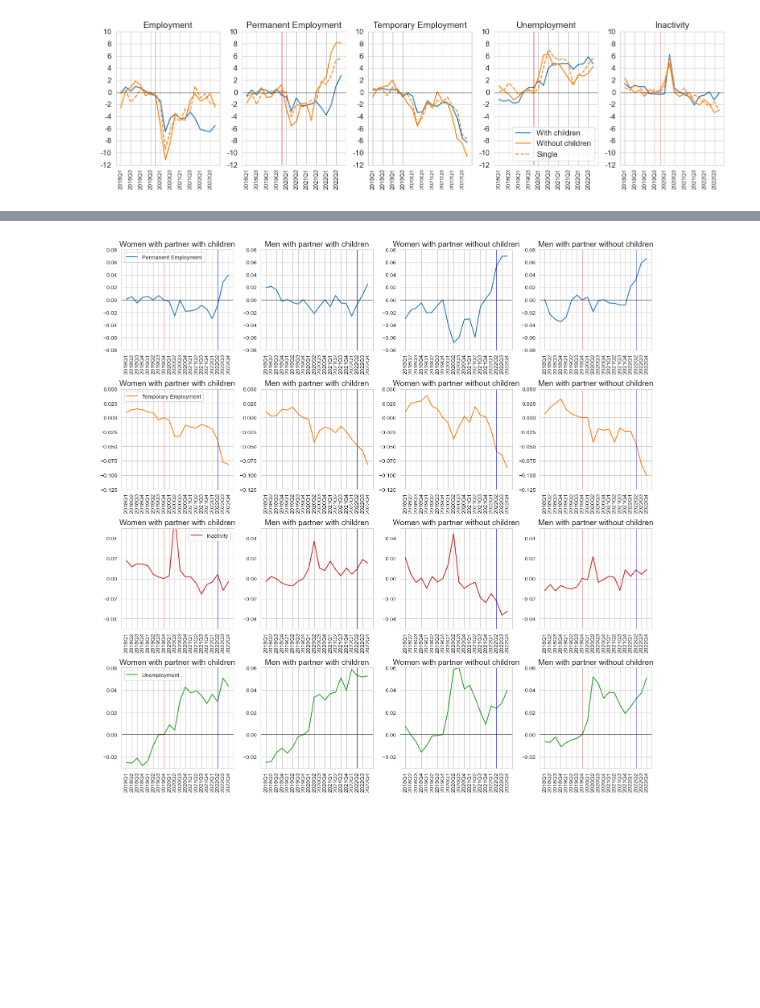
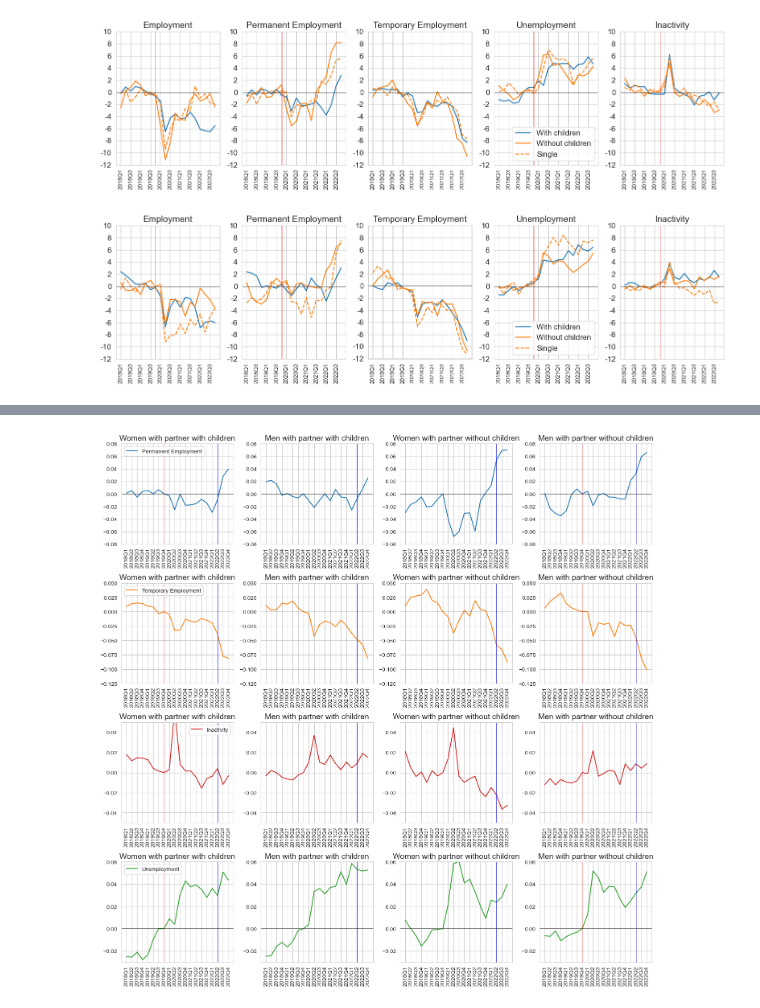
Before and after one commit to crisla/TenMoCoS, a Jupyter notebook: Stocks_parents_3040.ipynb, the cells around one changed output, grey strips where cells are left out. Saved outputs shown, nothing was run; the diff lists cells and outputs as text; code cells hidden in the pictures; blank space fills up the shorter version.

```diff
--- a/Stocks_parents_3040.ipynb
+++ b/Stocks_parents_3040.ipynb
@@ -602,6 +602,47 @@ plt.tight_layout()
 plt.show()
 # %% [output]
 [figure]
+# %%
+t0 = date_dict_reverse_ciclo['2018Q1']
+t19 = date_dict_reverse_ciclo['2019Q1']
+t20 = date_dict_reverse_ciclo['2019Q4']
+t00 = t0 - date_dict_reverse_ciclo['2016Q1']
+T = date_dict_reverse_ciclo['2021Q4']-t0
+dt_boom = T - (date_dict_reverse_ciclo['2021Q4']-date_dict_reverse_ciclo['2019Q4'])
+dt_bot = T - (date_dict_reverse_ciclo['2021Q4']-date_dict_reverse_ciclo['2020Q2'])
+colors = sn.color_palette()
+
+labels = ['Employment','Permanent Employment','Temporary Employment','Unemployment','Inactivity','Self-Employment']
+labels_st = ['fathers','Fathers']
+# lims = [(-120000,60000),(-60000,140000),(-175000,25000),(-25000,150000)]
+
+plt.figure(figsize=(14,4))
+
+for j,s in enumerate(states):
+    plt.subplot(1,5,(j+1))
+    plt.title(labels[j],fontsize=14)
+
+    dev_trend_fams = stocks_fathers_detrend[s].loc[t0:]-np.average(stocks_fathers_detrend[s].loc[t19:t20])
+    plt.plot(stocks_fathers['dates'].loc[t0:],dev_trend_fams,label='With children',c=colors[0])
+
+    dev_trend_0k = stocks_not_fathers_detrend[s].loc[t0:]-np.average(stocks_not_fathers_detrend[s].loc[t19:t20])
+    plt.plot(stocks_not_fathers['dates'].loc[t0:],dev_trend_0k,label='Without children',c=colors[1])
+
+    dev_trend_s = stocks_single_men_detrend[s].loc[t0:]-np.average(stocks_single_men_detrend[s].loc[t19:t20])
+    plt.plot(stocks_single_men['dates'].loc[t0:],dev_trend_s,label='Single',c=colors[1],ls='--')
+
+    plt.yticks(np.arange(-0.12,0.12,0.02),np.arange(-12,12,2),fontsize=12)
+    plt.xticks(stocks_single_men['dates'].loc[t0::2],rotation=90,fontsize=9)
+    plt.axvline(dt_boom,c='r',lw=0.5)
+    plt.axhline(c='k',lw=0.5)
+    if j==3:
+        plt.legend(loc='lower right',fontsize=12)
+
+plt.tight_layout()
+# plt.savefig('./plots_stocks/spain_stocks_detrend_fathers_extended.pdf',format='pdf',bbox_inches='tight')
+plt.show()
+# %% [output]
+[figure, added]
 # %%
 t0 = date_dict_reverse_ciclo['2018Q1']
 t19 = date_dict_reverse_ciclo['2019Q1']
```
Also changed, not shown: parts of 2 cells of this notebook, 42 other files.
